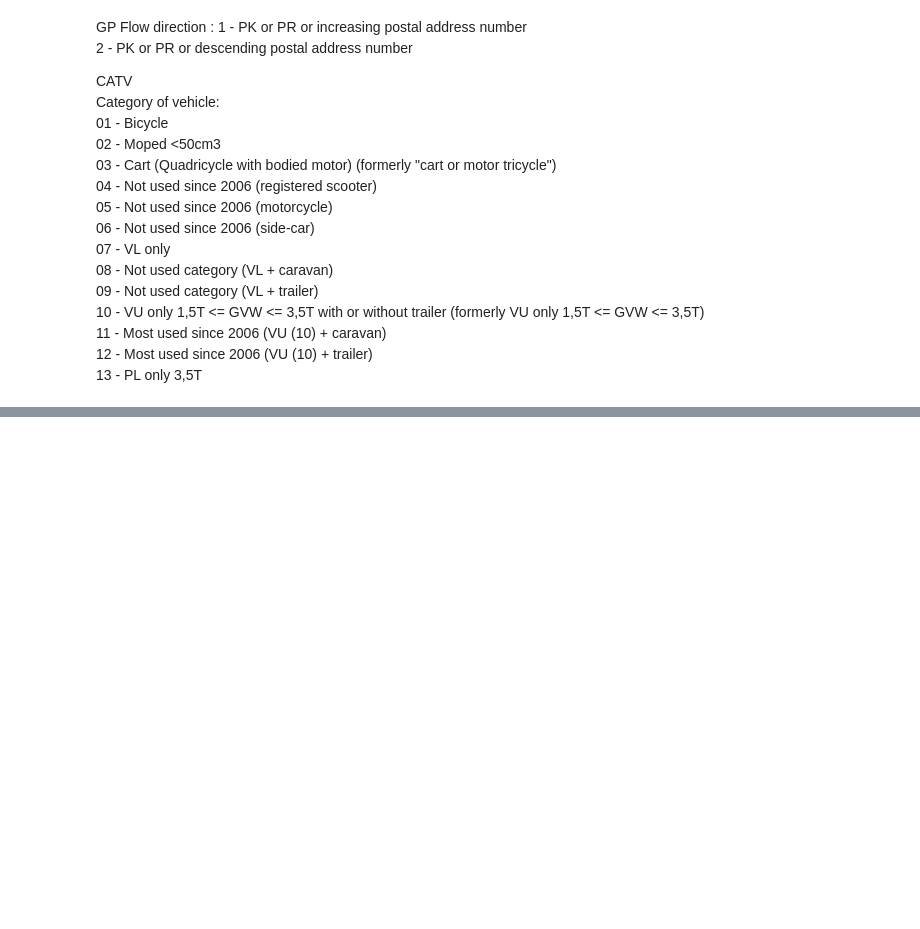
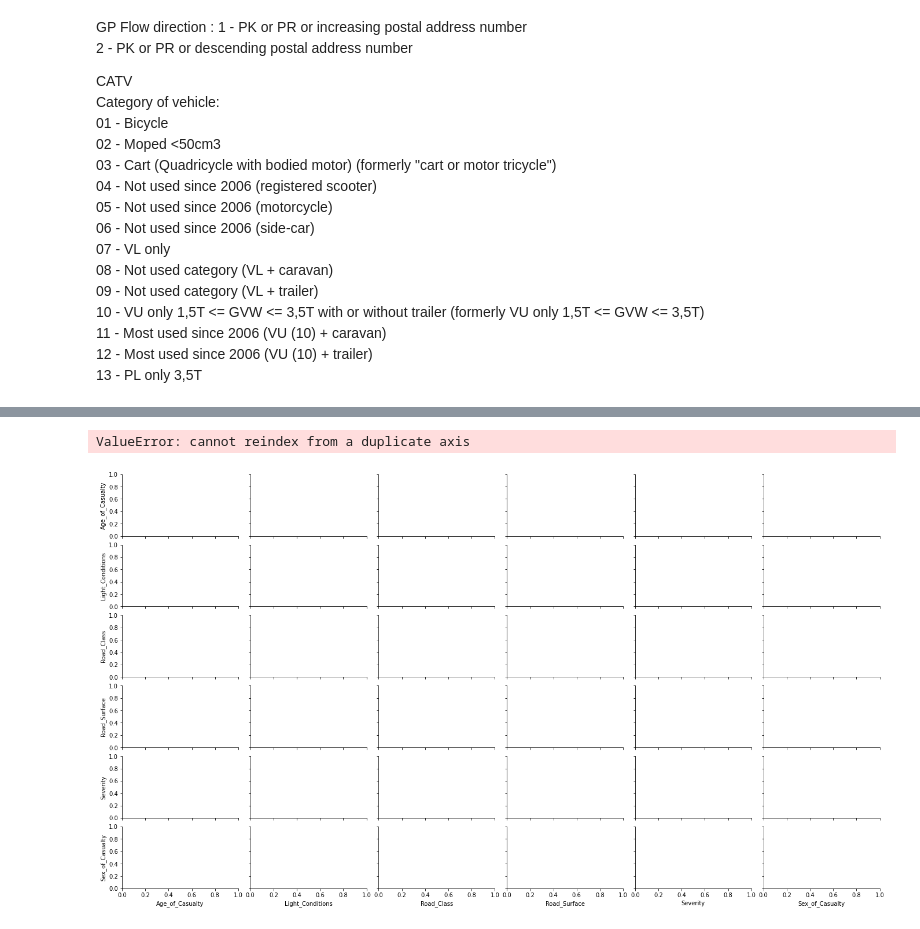
Before and after one commit to JotaCruz20/SGD2, a Jupyter notebook: 2º Projeto.ipynb, the cells around one changed output, grey strips where cells are left out. Drawn from its saved outputs; the diff is of its cells as text; code cells hidden in the pictures; blank space fills up the shorter version.

```diff
--- a/2º Projeto.ipynb
+++ b/2º Projeto.ipynb
@@ -1075,0 +1110,12 @@ t= f.suptitle('Accidents Heatmap', fontsize=14)
+# %%
+cols = ['Age_of_Casualty', 'Light_Conditions', 'Road_Class', 'Road_Surface', 'Severity', 'Sex_of_Casualty']
+pp = sns.pairplot(joined[cols], size=1.8, aspect=1.8,
+                  plot_kws=dict(edgecolor="k", linewidth=0.5),
+                  diag_kind="kde", diag_kws=dict(shade=True))
+
+fig = pp.fig
+fig.subplots_adjust(top=0.93, wspace=0.3)
+t = fig.suptitle('Wine Attributes Pairwise Plots', fontsize=14)
+# %% [output]
+ValueError: cannot reindex from a duplicate axis
+[figure, added]
```
Also changed, not shown: parts of 12 cells of this notebook.
